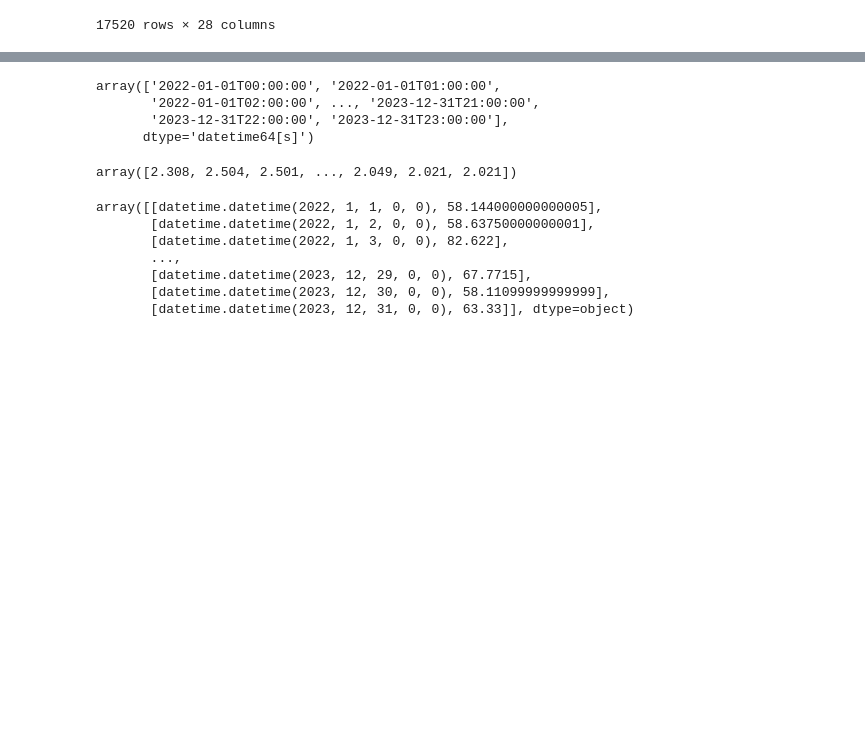
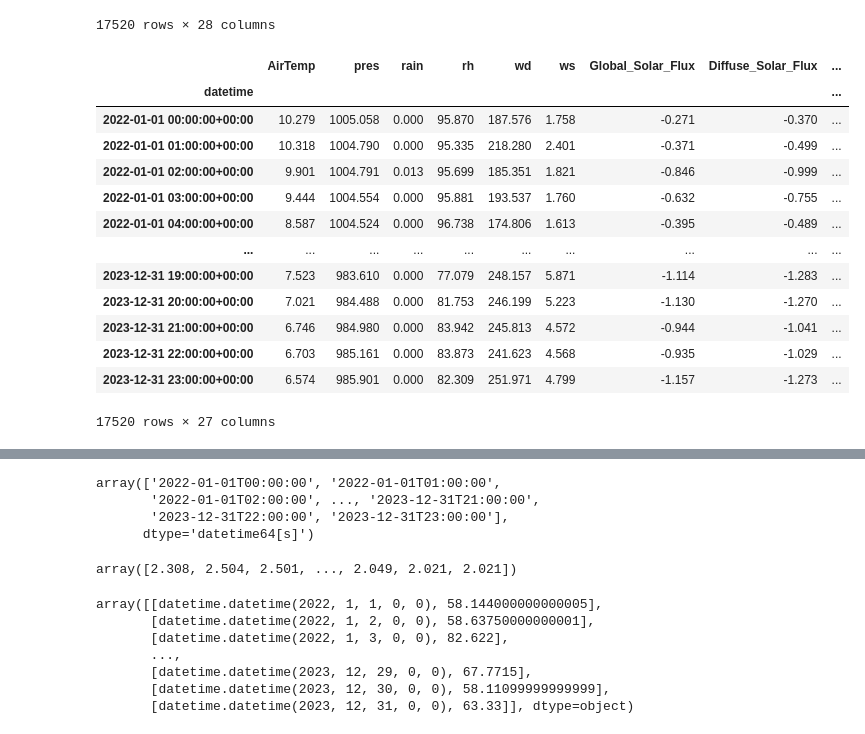
Before and after one commit to codcordance/E4C-AStar, a Jupyter notebook: data_exploration.ipynb, the cells around one changed output, grey strips where cells are left out. Saved outputs shown, nothing was run; the diff lists cells and outputs as text; code cells hidden in the pictures; blank space fills up the shorter version.

```diff
--- a/data_exploration.ipynb
+++ b/data_exploration.ipynb
@@ -20,3 +22,22 @@ hourly_data
 | 17518 | 2023-12-31 22:00:00+00:00 | 6.703 | 985.161 | 0.000 | 83.873 | 241.623 | 4.568 | -0.935 | -1.029 | ... |
 | 17519 | 2023-12-31 23:00:00+00:00 | 6.574 | 985.901 | 0.000 | 82.309 | 251.971 | 4.799 | -1.157 | -1.273 | ... |
 17520 rows × 28 columns
+# %%
+hourly_data.set_index("datetime", inplace=True)
+
+hourly_data
+# %% [output]
+|  | AirTemp | pres | rain | rh | wd | ws | Global_Solar_Flux | Diffuse_Solar_Flux | ... |
+| datetime |  |  |  |  |  |  |  |  | ... |
+| 2022-01-01 00:00:00+00:00 | 10.279 | 1005.058 | 0.000 | 95.870 | 187.576 | 1.758 | -0.271 | -0.370 | ... |
+| 2022-01-01 01:00:00+00:00 | 10.318 | 1004.790 | 0.000 | 95.335 | 218.280 | 2.401 | -0.371 | -0.499 | ... |
+| 2022-01-01 02:00:00+00:00 | 9.901 | 1004.791 | 0.013 | 95.699 | 185.351 | 1.821 | -0.846 | -0.999 | ... |
+| 2022-01-01 03:00:00+00:00 | 9.444 | 1004.554 | 0.000 | 95.881 | 193.537 | 1.760 | -0.632 | -0.755 | ... |
+| 2022-01-01 04:00:00+00:00 | 8.587 | 1004.524 | 0.000 | 96.738 | 174.806 | 1.613 | -0.395 | -0.489 | ... |
+| ... | ... | ... | ... | ... | ... | ... | ... | ... | ... |
+| 2023-12-31 19:00:00+00:00 | 7.523 | 983.610 | 0.000 | 77.079 | 248.157 | 5.871 | -1.114 | -1.283 | ... |
+| 2023-12-31 20:00:00+00:00 | 7.021 | 984.488 | 0.000 | 81.753 | 246.199 | 5.223 | -1.130 | -1.270 | ... |
+| 2023-12-31 21:00:00+00:00 | 6.746 | 984.980 | 0.000 | 83.942 | 245.813 | 4.572 | -0.944 | -1.041 | ... |
+| 2023-12-31 22:00:00+00:00 | 6.703 | 985.161 | 0.000 | 83.873 | 241.623 | 4.568 | -0.935 | -1.029 | ... |
+| 2023-12-31 23:00:00+00:00 | 6.574 | 985.901 | 0.000 | 82.309 | 251.971 | 4.799 | -1.157 | -1.273 | ... |
+17520 rows × 27 columns
```
Also changed, not shown: parts of 9 cells of this notebook, 1 other file.
